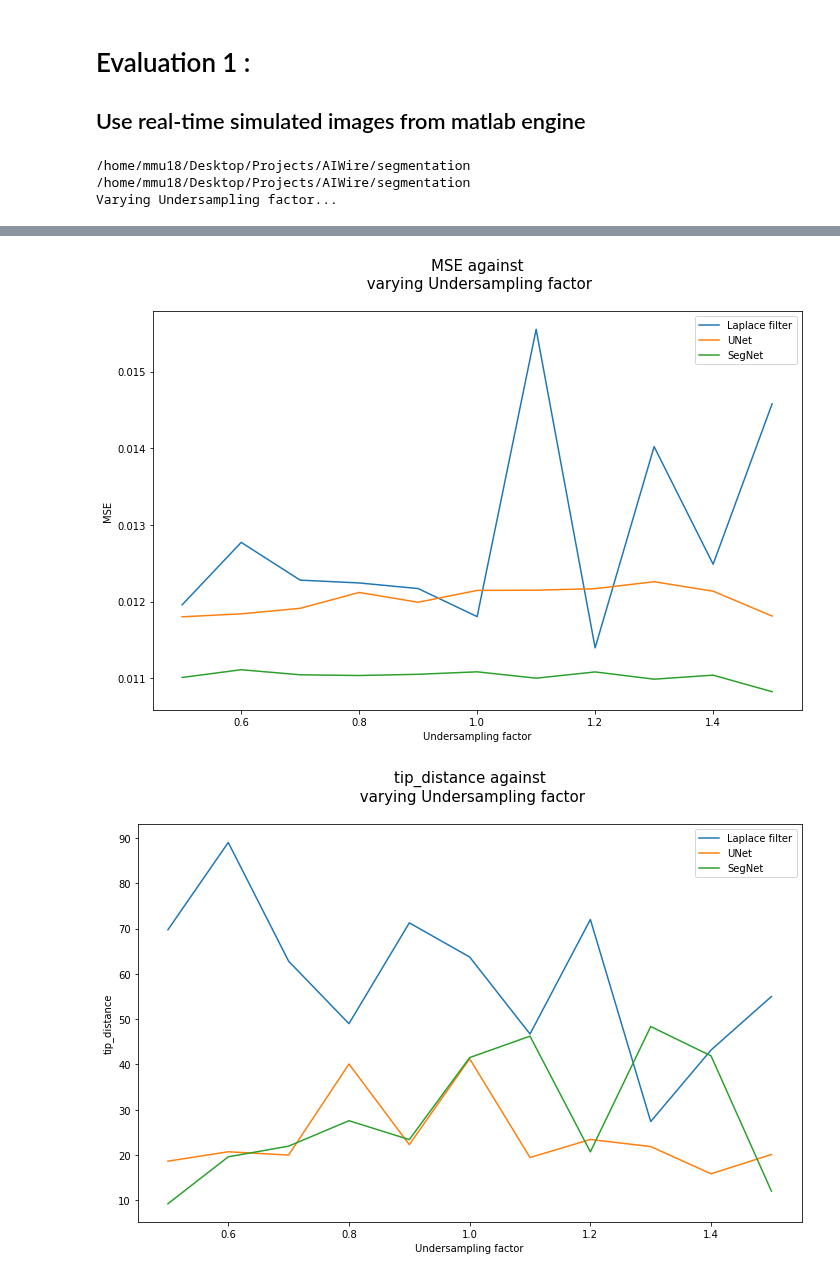
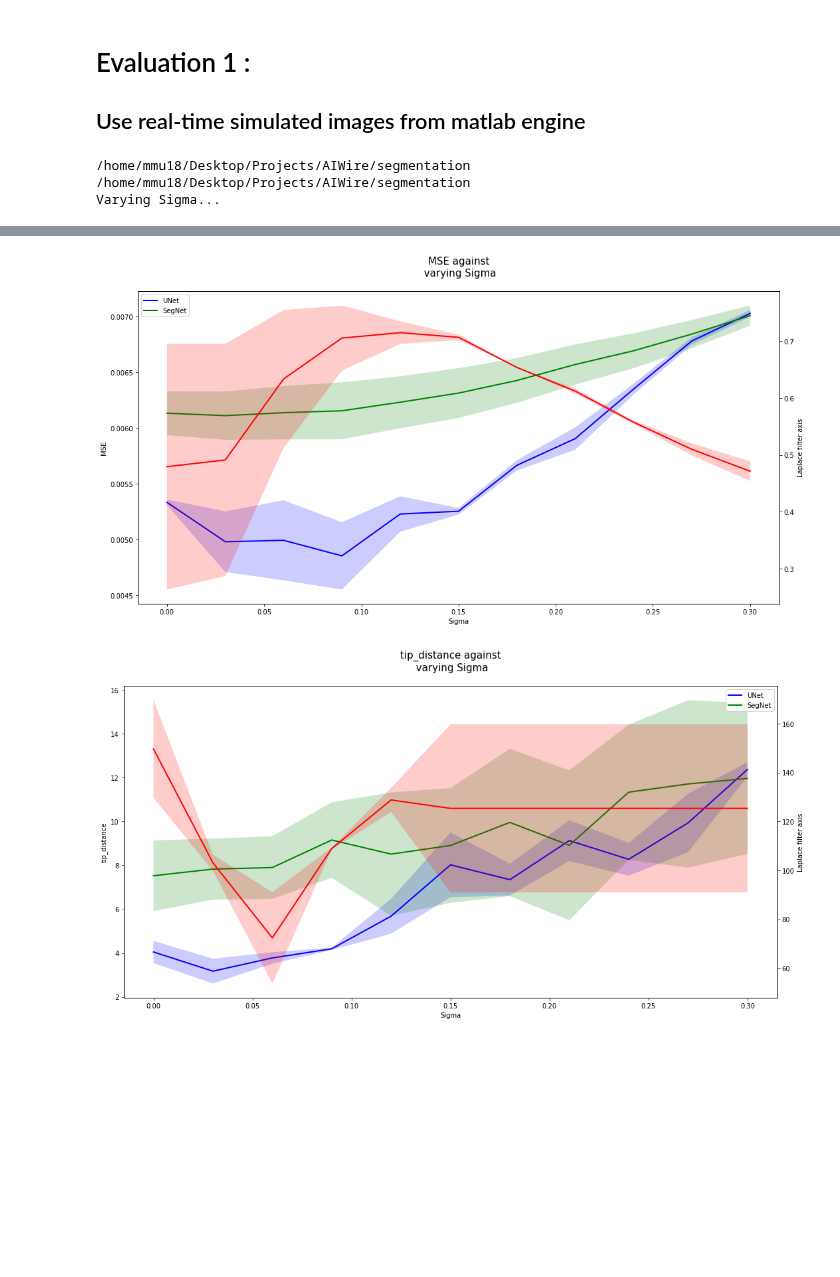
Before and after one commit to RobbieHolland/AIWire, a Jupyter notebook: segmentation/testing_platform.ipynb, the cells around one changed output, grey strips where cells are left out. Drawn from its saved outputs; the diff is of its cells as text; code cells hidden in the pictures; blank space fills up the shorter version.

```diff
--- a/segmentation/testing_platform.ipynb
+++ b/segmentation/testing_platform.ipynb
@@ -59,8 +60,8 @@ num_class = 1
 Unet_model = Unet_pytorch.UNet(num_class)
 Segnet_model = Segnet_pytorch.SegNet(num_class)
 device = torch.device("cuda: 0" if torch.cuda.is_available() else "cpu")
-Unet_model.load_state_dict(torch.load(save_path+'unet_noise_1', map_location=device))
-Segnet_model.load_state_dict(torch.load(save_path+'segnet_noise_1.pth', map_location=device))
+Unet_model.load_state_dict(torch.load(save_path+'unet_all_1', map_location=device))
+Segnet_model.load_state_dict(torch.load(save_path+'segnet_all_1.pth', map_location=device))
 print("Using", device)
 Unet_model = Unet_model.to(device)
 Segnet_model = Segnet_model.to(device)
@@ -81,7 +82,7 @@ from load_data import *
 import dataset
 from sklearn.model_selection import train_test_split
 
-X, y, pts = load_data('.', '../data/toy_dataset', spline_pts = True)
+X, y, pts = load_data('.', '../data/dataset_all_1', v73 = True)
 batch_size = 5
 test_length = round(y.shape[0] * 0.2)
 pts = pts[:, :, ::-1]
@@ -296,17 +318,18 @@ def_parameters = {}
 
 # Change parameter to vary
 def_parameters['Sigma'] = [0.1] * n_values
-def_parameters['Undersampling factor'] = [1.3] * n_values
-def_parameters['Undersampling spread'] = [10.0] * n_values
-def_parameters['Tip current'] = [0.2] * n_values
+def_parameters['Undersampling factor'] = [1.375] * n_values
+def_parameters['Undersampling spread'] = [13.0] * n_values
+def_parameters['Tip current'] = [1.0] * n_values
+def_parameters['Size anatomy'] = [0.5] * n_values
+def_parameters['Ratio anatomy'] = [0.8] * n_values
 
-# Change parameter to vary
+# Example for 2 splines
 parameters = def_parameters.copy()
-#parameters['Tip current'] = np.linspace(0, 1, num=n_values).tolist()
-parameters['Undersampling factor'] = np.linspace(0.5,1.5, num=n_values).tolist()
-
-evaluate_ablation(methods,[MSE],[TIP_D,HAUS_D],parameters,rng=1238, verbose =0, n_samples=5, experiment='results_Monte_Carlo_noise_1')
+parameters['Sigma'] = np.linspace(0, 0.3, num=n_values).tolist()
+[metrics, variant, variant_pars] = evaluate_ablation(methods,[MSE],[TIP_D,HAUS_D], parameters, verbose=0, n_samples=2, experiment='results_Monte_Carlo_all_1')
+plot_metric(metrics, variant, variant_pars, verbose =1, directory = 'results/results_Monte_Carlo_all_1/')
 # %% [output]
 /home/mmu18/Desktop/Projects/AIWire/segmentation
 /home/mmu18/Desktop/Projects/AIWire/segmentation
-Varying Undersampling factor...
+Varying Sigma...
@@ -316,2 +340,2 @@ Varying Undersampling factor...
-[figure, old version]
+[figure, new version]
-[figure, old version]
+[figure, new version]
```
Also changed, not shown: parts of 8 cells of this notebook, 5 other files.
